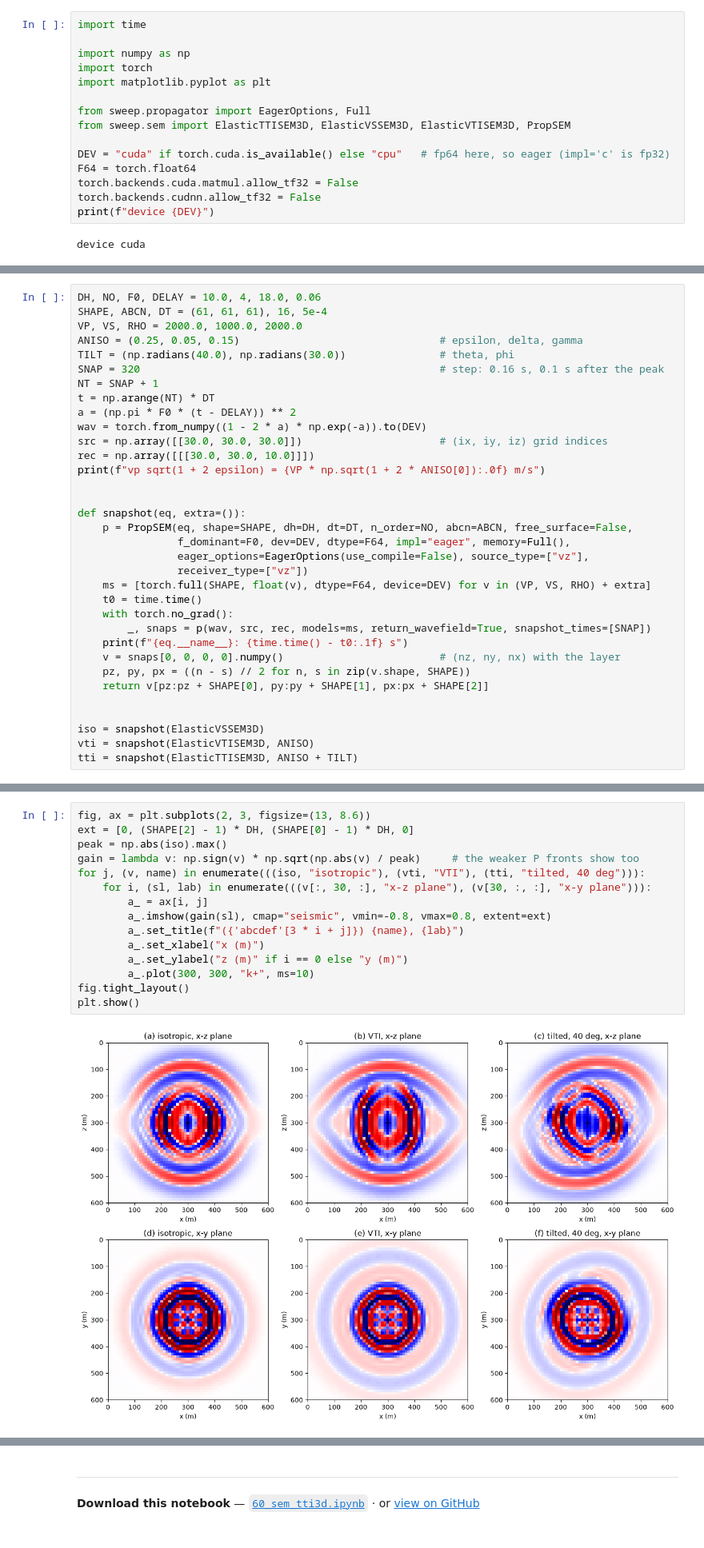
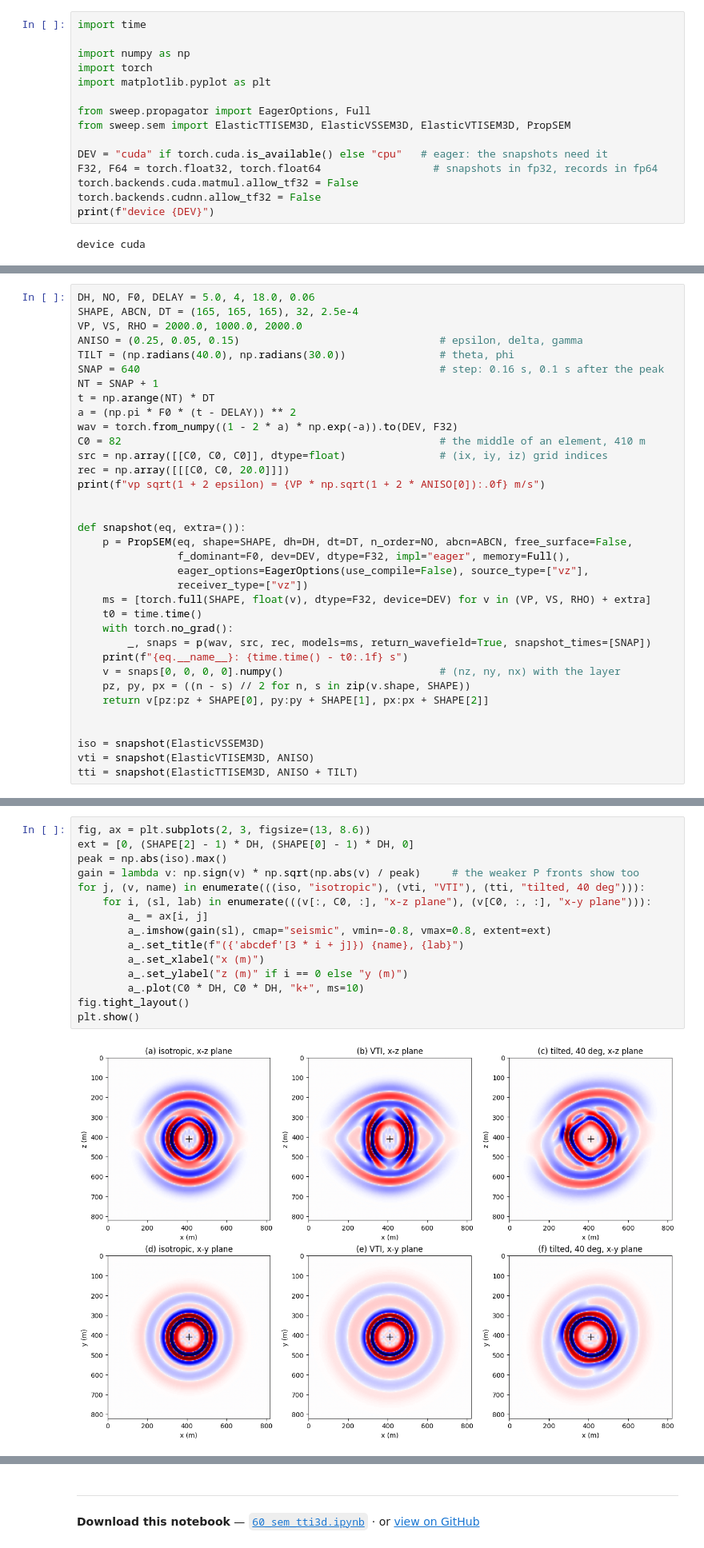
Before and after one commit to DeepWave-KAUST/sweep, a Jupyter notebook: docs/notebooks/60_sem_tti3d.ipynb, the cells around one changed output, grey strips where cells are left out. Shown at 80% size. Drawn from its saved outputs; the diff is of its cells as text.

```diff
--- a/docs/notebooks/60_sem_tti3d.ipynb
+++ b/docs/notebooks/60_sem_tti3d.ipynb
@@ -21,8 +24,8 @@ import matplotlib.pyplot as plt
 from sweep.propagator import EagerOptions, Full
 from sweep.sem import ElasticTTISEM3D, ElasticVSSEM3D, ElasticVTISEM3D, PropSEM
 
-DEV = "cuda" if torch.cuda.is_available() else "cpu"   # fp64 here, so eager (impl='c' is fp32)
-F64 = torch.float64
+DEV = "cuda" if torch.cuda.is_available() else "cpu"   # eager: the snapshots need it
+F32, F64 = torch.float32, torch.float64                  # snapshots in fp32, records in fp64
 torch.backends.cuda.matmul.allow_tf32 = False
 torch.backends.cudnn.allow_tf32 = False
 print(f"device {DEV}")
@@ -38,27 +42,28 @@ medium with its axis tilted by 40 degrees toward the azimuth 30 degrees. The amp
 `sign(v) sqrt(|v| / max)`, so that the weaker P fronts show beside the shear ones. The fastest wave
 travels along the plane of isotropy at `vp sqrt(1 + 2 epsilon)`, which sets the time step.
 # %%
-DH, NO, F0, DELAY = 10.0, 4, 18.0, 0.06
-SHAPE, ABCN, DT = (61, 61, 61), 16, 5e-4
+DH, NO, F0, DELAY = 5.0, 4, 18.0, 0.06
+SHAPE, ABCN, DT = (165, 165, 165), 32, 2.5e-4
 VP, VS, RHO = 2000.0, 1000.0, 2000.0
 ANISO = (0.25, 0.05, 0.15)                                # epsilon, delta, gamma
 TILT = (np.radians(40.0), np.radians(30.0))               # theta, phi
-SNAP = 320                                                # step: 0.16 s, 0.1 s after the peak
+SNAP = 640                                                # step: 0.16 s, 0.1 s after the peak
 NT = SNAP + 1
 t = np.arange(NT) * DT
 a = (np.pi * F0 * (t - DELAY)) ** 2
-wav = torch.from_numpy((1 - 2 * a) * np.exp(-a)).to(DEV)
-src = np.array([[30.0, 30.0, 30.0]])                      # (ix, iy, iz) grid indices
-rec = np.array([[[30.0, 30.0, 10.0]]])
+wav = torch.from_numpy((1 - 2 * a) * np.exp(-a)).to(DEV, F32)
+C0 = 82                                                   # the middle of an element, 410 m
+src = np.array([[C0, C0, C0]], dtype=float)               # (ix, iy, iz) grid indices
+rec = np.array([[[C0, C0, 20.0]]])
 print(f"vp sqrt(1 + 2 epsilon) = {VP * np.sqrt(1 + 2 * ANISO[0]):.0f} m/s")
 
 
 def snapshot(eq, extra=()):
     p = PropSEM(eq, shape=SHAPE, dh=DH, dt=DT, n_order=NO, abcn=ABCN, free_surface=False,
-                f_dominant=F0, dev=DEV, dtype=F64, impl="eager", memory=Full(),
+                f_dominant=F0, dev=DEV, dtype=F32, impl="eager", memory=Full(),
                 eager_options=EagerOptions(use_compile=False), source_type=["vz"],
                 receiver_type=["vz"])
-    ms = [torch.full(SHAPE, float(v), dtype=F64, device=DEV) for v in (VP, VS, RHO) + extra]
+    ms = [torch.full(SHAPE, float(v), dtype=F32, device=DEV) for v in (VP, VS, RHO) + extra]
     t0 = time.time()
     with torch.no_grad():
         _, snaps = p(wav, src, rec, models=ms, return_wavefield=True, snapshot_times=[SNAP])
@@ -79,20 +84,20 @@ ElasticTTISEM3D: 3.2 s
 # %%
 fig, ax = plt.subplots(2, 3, figsize=(13, 8.6))
 ext = [0, (SHAPE[2] - 1) * DH, (SHAPE[0] - 1) * DH, 0]
 peak = np.abs(iso).max()
 gain = lambda v: np.sign(v) * np.sqrt(np.abs(v) / peak)     # the weaker P fronts show too
 for j, (v, name) in enumerate(((iso, "isotropic"), (vti, "VTI"), (tti, "tilted, 40 deg"))):
-    for i, (sl, lab) in enumerate(((v[:, 30, :], "x-z plane"), (v[30, :, :], "x-y plane"))):
+    for i, (sl, lab) in enumerate(((v[:, C0, :], "x-z plane"), (v[C0, :, :], "x-y plane"))):
         a_ = ax[i, j]
         a_.imshow(gain(sl), cmap="seismic", vmin=-0.8, vmax=0.8, extent=ext)
         a_.set_title(f"({'abcdef'[3 * i + j]}) {name}, {lab}")
         a_.set_xlabel("x (m)")
         a_.set_ylabel("z (m)" if i == 0 else "y (m)")
-        a_.plot(300, 300, "k+", ms=10)
+        a_.plot(C0 * DH, C0 * DH, "k+", ms=10)
 fig.tight_layout()
 plt.show()
 # %% [output]
-[figure, old version]
+[figure, new version]
 # %% [markdown]
 In the isotropic medium (a, d) the P and shear fronts are circles. In the VTI medium (b, e)
 the P front reaches farther sideways than up and down, by `sqrt(1 + 2 epsilon)` = 1.22 (about 245
```
Also changed, not shown: parts of 7 cells of this notebook, 9 other files.
